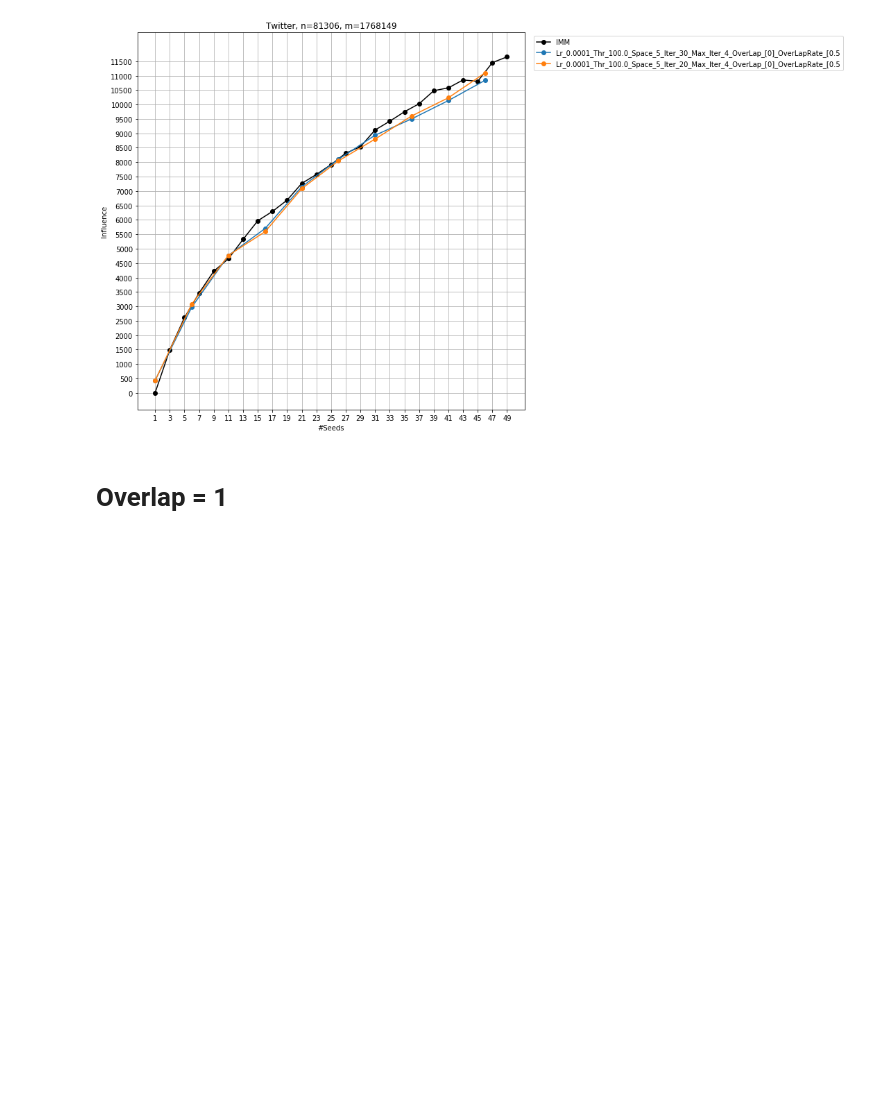
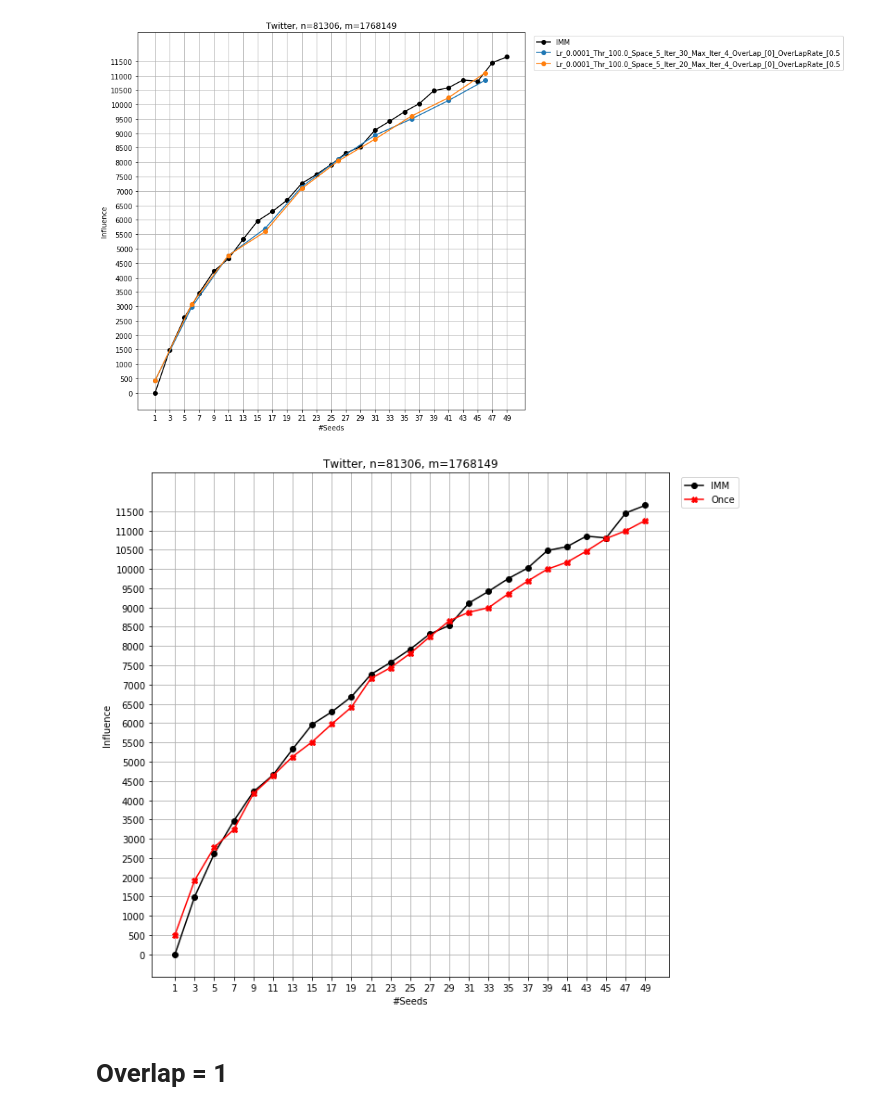
Before and after one commit to FeiGSSS/DMP, a Jupyter notebook: visualization/Twitter.ipynb, the cells around one changed output. Cells and saved outputs as stored; diff of their text form; code cells hidden in the pictures; blank space fills up the shorter version.

```diff
--- a/visualization/Twitter.ipynb
+++ b/visualization/Twitter.ipynb
@@ -8,15 +9,2 @@ with open("../SOTA_IMM/Twitter_imm_infs.pkl", "rb") as f:
 # %%
 IMM_INF = [x[1] for x in IMM.values()]
-# %%
-plt.figure(figsize=(10,10))
-x = range(1, 51, 2)
-plt.plot(x, IMM_INF, marker="o", c="k")
-
-plt.legend(["IMM","DMP_Overlap2"])
-
-plt.xlabel("#Seeds")
-plt.ylabel("Influence")
-plt.xticks(x)
-plt.yticks(range(0, 12000, 500))
-plt.title("Twitter, n=81306, m=1768149")
-plt.grid()
@@ -30,7 +10,0 @@ for file in os.listdir("../results/Twitter//"):
-# %%
-tag_data = {}
-for file in Exp_Res:
-    tag = file[18:93]
-    with open("../results/Twitter//"+file, "rb") as f:
-        data = pkl.load(f)
-        tag_data[tag]=[x[1] for x in data.values()]
@@ -96,6 +42,28 @@ plt.title("Twitter, n=81306, m=1768149")
 plt.grid()
 # %% [output]
 [figure]
+# %%
+with open("../results/Twitter/Once_Twitter_0.0001_20_4_0_0.0.pkl", "rb") as f:
+    Once = pkl.load(f)
+# %%
+plt.figure(figsize=(10, 10))
+
+IMM_x = range(1, 51, 2)
+plt.plot(IMM_x, IMM_INF, marker="o", c="k")
+plt.plot(list(Once.keys()), list(Once.values()), marker="X", c="r")
+
+plt.xticks(range(1, 51, 2))
+plt.yticks(range(0, 13000, 500))
+
+plt.legend(["IMM", "Once"], bbox_to_anchor=(1.015, 1))
+plt.xlabel("#Seeds")
+plt.ylabel("Influence")
+plt.xticks(x)
+plt.yticks(range(0, 12000, 500))
+plt.title("Twitter, n=81306, m=1768149")
+plt.grid()
+# %% [output]
+[figure, added]
 # %% [markdown]
 # Overlap = 1
 # %%
```
Also changed, not shown: parts of 4 cells of this notebook, 33 other files.
